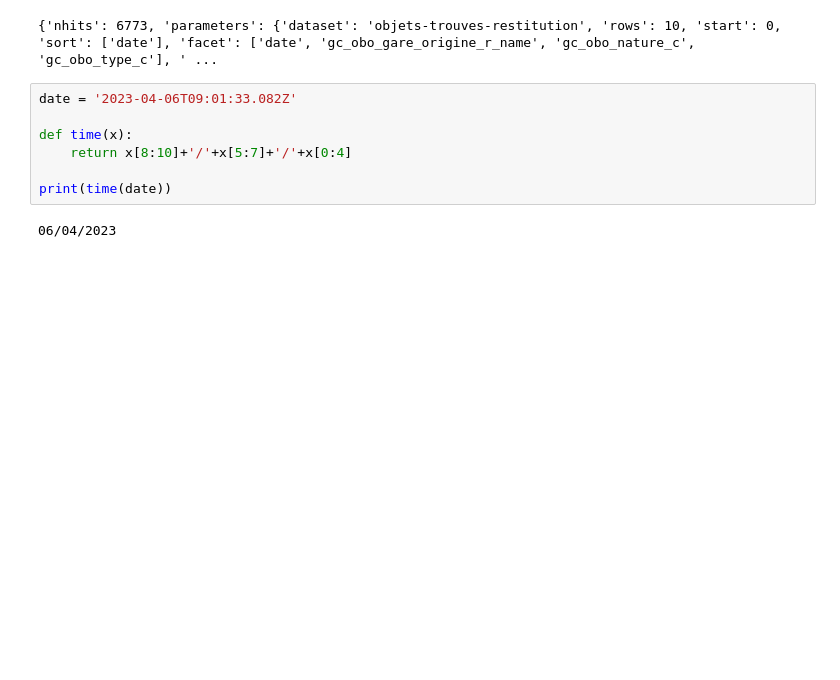
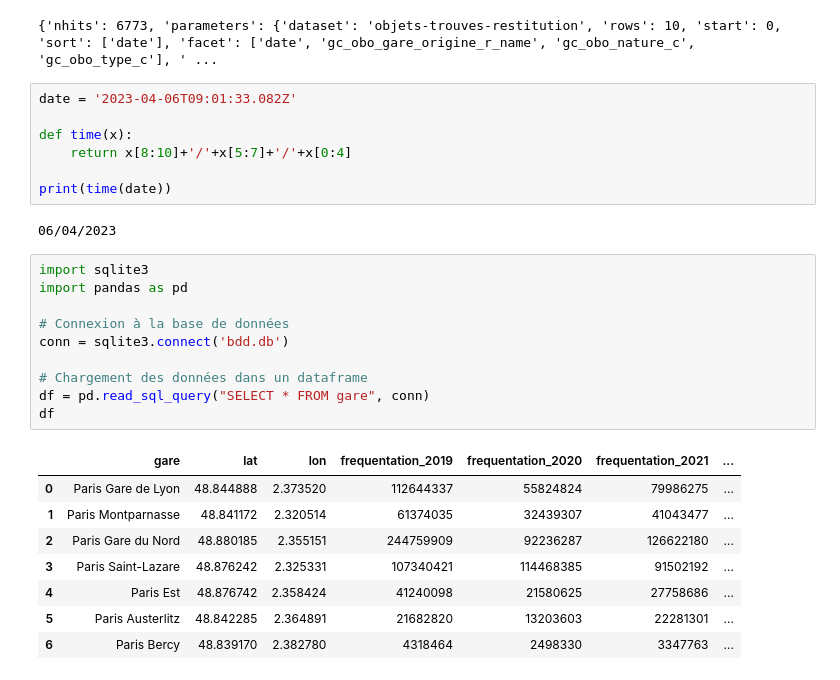
Before and after one commit to davidbreau/sncf, a Jupyter notebook: Z_api.ipynb, the cells around one changed output. Saved outputs shown, nothing was run; the diff lists cells and outputs as text; blank space fills up the shorter version.

```diff
--- a/Z_api.ipynb
+++ b/Z_api.ipynb
@@ -99,3 +99,22 @@ def time(x):
 print(time(date))
 # %% [output]
 06/04/2023
+# %%
+import sqlite3
+import pandas as pd
+
+# Connexion à la base de données
+conn = sqlite3.connect('bdd.db')
+
+# Chargement des données dans un dataframe
+df = pd.read_sql_query("SELECT * FROM gare", conn)
+df
+# %% [output]
+|  | gare | lat | lon | frequentation_2019 | frequentation_2020 | frequentation_2021 | ... |
+| 0 | Paris Gare de Lyon | 48.844888 | 2.373520 | 112644337 | 55824824 | 79986275 | ... |
+| 1 | Paris Montparnasse | 48.841172 | 2.320514 | 61374035 | 32439307 | 41043477 | ... |
+| 2 | Paris Gare du Nord | 48.880185 | 2.355151 | 244759909 | 92236287 | 126622180 | ... |
+| 3 | Paris Saint-Lazare | 48.876242 | 2.325331 | 107340421 | 114468385 | 91502192 | ... |
+| 4 | Paris Est | 48.876742 | 2.358424 | 41240098 | 21580625 | 27758686 | ... |
+| 5 | Paris Austerlitz | 48.842285 | 2.364891 | 21682820 | 13203603 | 22281301 | ... |
+| 6 | Paris Bercy | 48.839170 | 2.382780 | 4318464 | 2498330 | 3347763 | ... |
```
Also changed, not shown: 1 other file.
